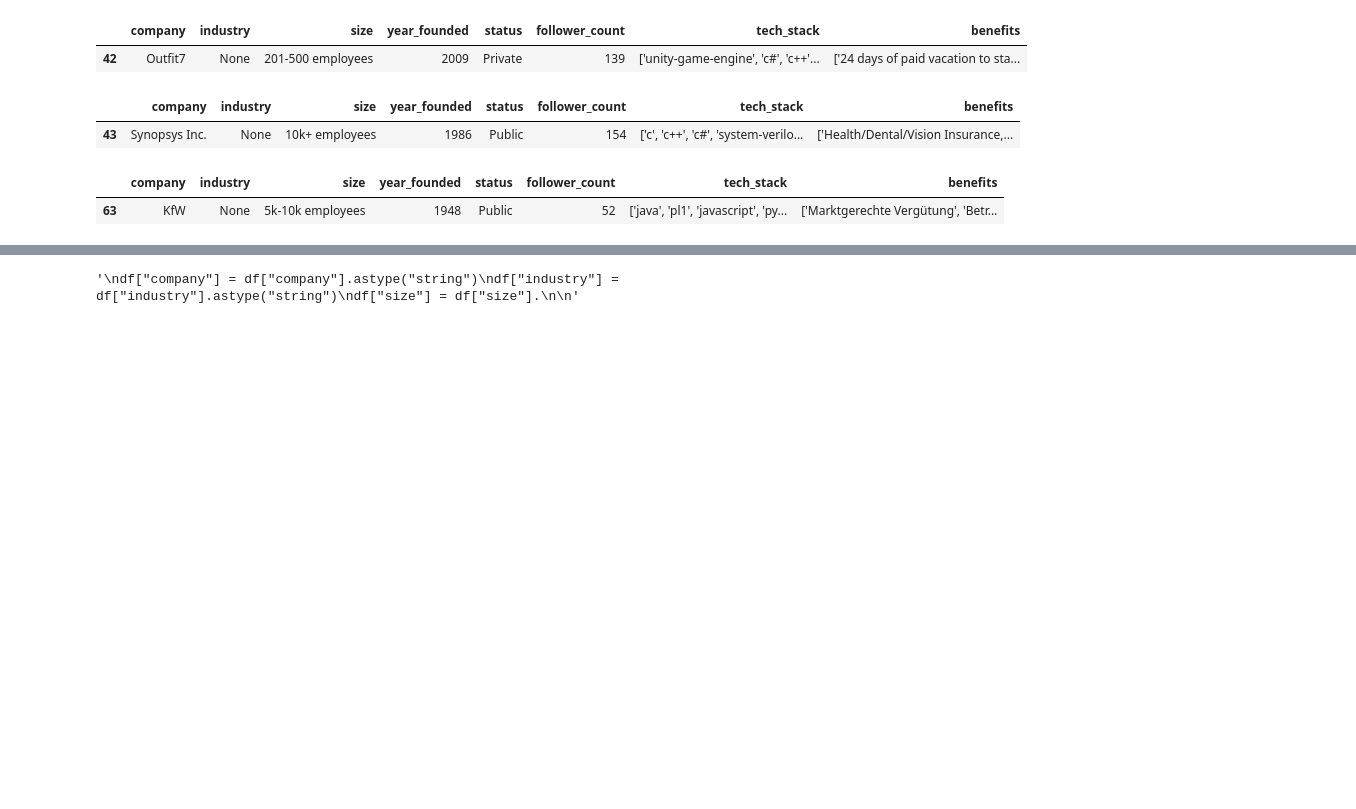
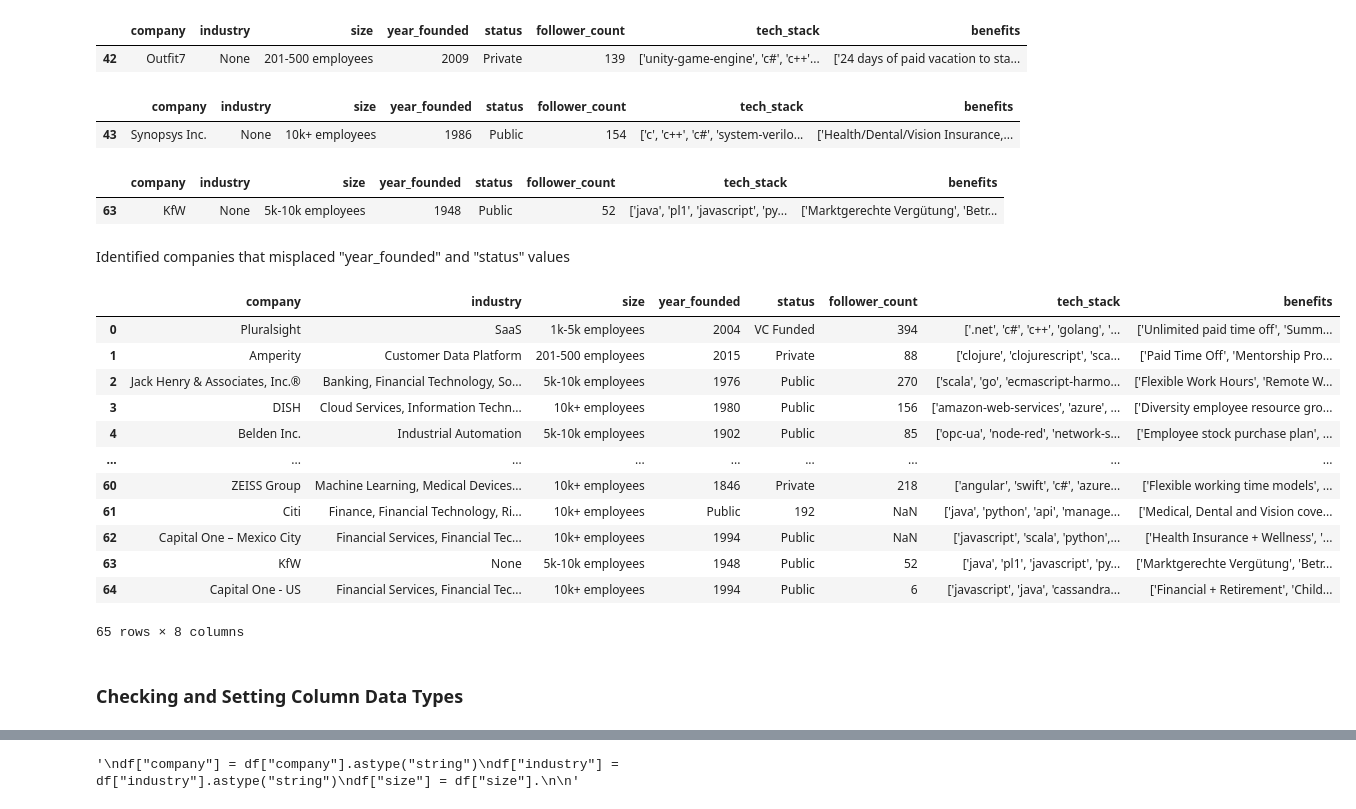
Before and after one commit to Willnguyen02/Stack-Overflow-Companies-Web-Scraper, a Jupyter notebook: main.ipynb, the cells around one changed output, grey strips where cells are left out. Cells and saved outputs as stored; diff of their text form; code cells hidden in the pictures; blank space fills up the shorter version.

```diff
--- a/main.ipynb
+++ b/main.ipynb
@@ -242,3 +254,5 @@ for item in industry_list:
 | 43 | Synopsys Inc. | None | 10k+ employees | 1986 | Public | 154 | ['c', 'c++', 'c#', 'system-verilo... | ['Health/Dental/Vision Insurance,... |
 |  | company | industry | size | year_founded | status | follower_count | tech_stack | benefits |
 | 63 | KfW | None | 5k-10k employees | 1948 | Public | 52 | ['java', 'pl1', 'javascript', 'py... | ['Marktgerechte Vergütung', 'Betr... |
+# %% [markdown]
+Identified companies that misplaced "year_founded" and "status" values
@@ -245,3 +265,21 @@ for item in industry_list:
+# %%
+df
+# %% [output]
+|  | company | industry | size | year_founded | status | follower_count | tech_stack | benefits |
+| 0 | Pluralsight | SaaS | 1k-5k employees | 2004 | VC Funded | 394 | ['.net', 'c#', 'c++', 'golang', '... | ['Unlimited paid time off', 'Summ... |
+| 1 | Amperity | Customer Data Platform | 201-500 employees | 2015 | Private | 88 | ['clojure', 'clojurescript', 'sca... | ['Paid Time Off', 'Mentorship Pro... |
+| 2 | Jack Henry & Associates, Inc.® | Banking, Financial Technology, So... | 5k-10k employees | 1976 | Public | 270 | ['scala', 'go', 'ecmascript-harmo... | ['Flexible Work Hours', 'Remote W... |
+| 3 | DISH | Cloud Services, Information Techn... | 10k+ employees | 1980 | Public | 156 | ['amazon-web-services', 'azure', ... | ['Diversity employee resource gro... |
+| 4 | Belden Inc. | Industrial Automation | 5k-10k employees | 1902 | Public | 85 | ['opc-ua', 'node-red', 'network-s... | ['Employee stock purchase plan', ... |
+| ... | ... | ... | ... | ... | ... | ... | ... | ... |
+| 60 | ZEISS Group | Machine Learning, Medical Devices... | 10k+ employees | 1846 | Private | 218 | ['angular', 'swift', 'c#', 'azure... | ['Flexible working time models', ... |
+| 61 | Citi | Finance, Financial Technology, Ri... | 10k+ employees | Public | 192 | NaN | ['java', 'python', 'api', 'manage... | ['Medical, Dental and Vision cove... |
+| 62 | Capital One – Mexico City | Financial Services, Financial Tec... | 10k+ employees | 1994 | Public | NaN | ['javascript', 'scala', 'python',... | ['Health Insurance + Wellness', '... |
+| 63 | KfW | None | 5k-10k employees | 1948 | Public | 52 | ['java', 'pl1', 'javascript', 'py... | ['Marktgerechte Vergütung', 'Betr... |
+| 64 | Capital One - US | Financial Services, Financial Tec... | 10k+ employees | 1994 | Public | 6 | ['javascript', 'java', 'cassandra... | ['Financial + Retirement', 'Child... |
+65 rows × 8 columns
+# %% [markdown]
+### Checking and Setting Column Data Types
 # %%
 # Checked the current data type for each column
 df.info()
```
Also changed, not shown: parts of 9 cells of this notebook.
